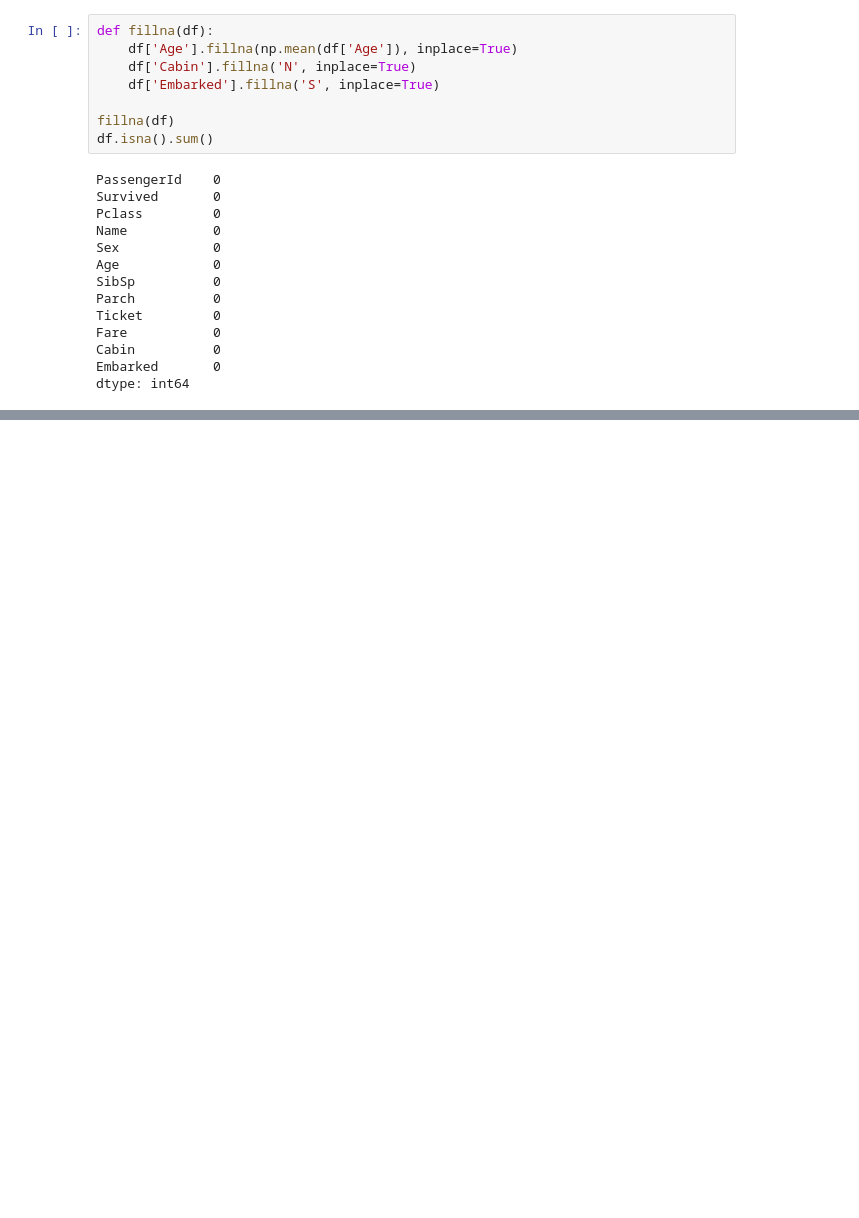
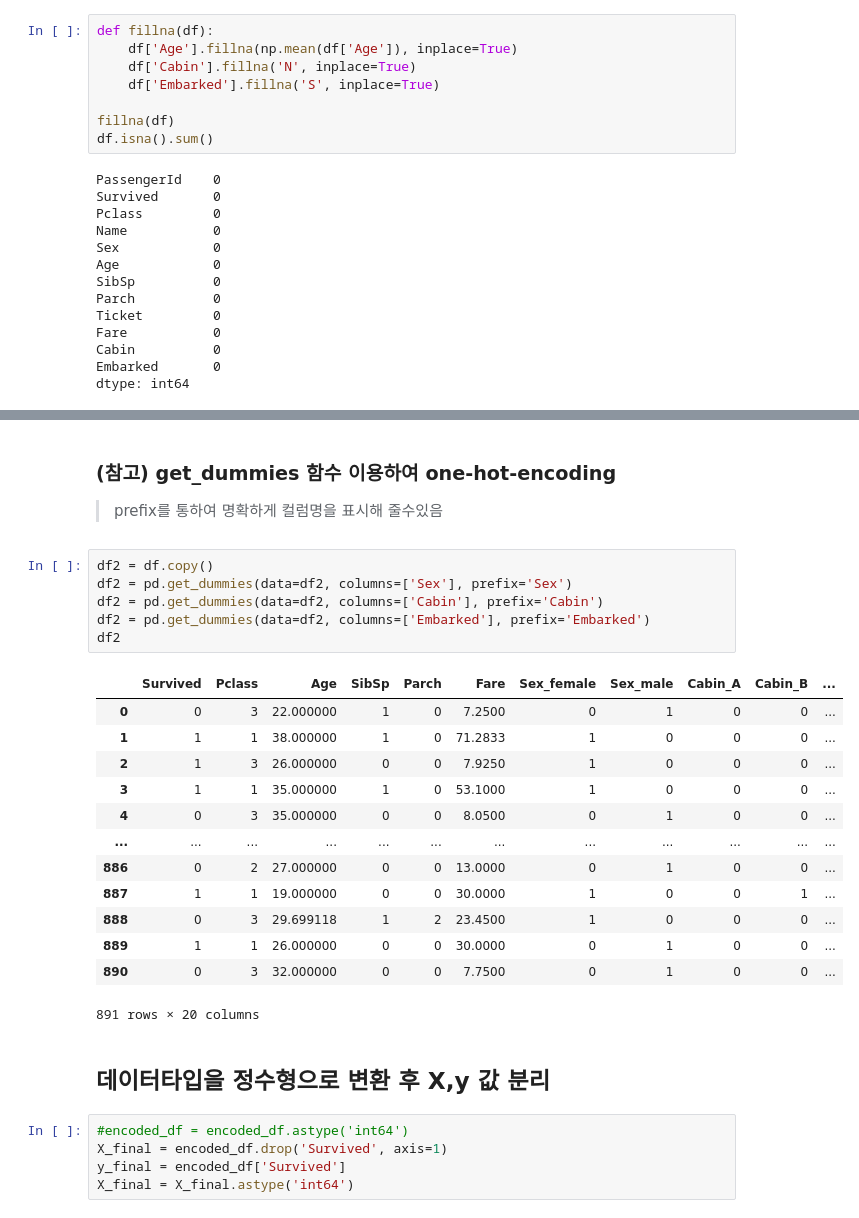
Before and after one commit to ksh960910/Data-analysis-machine-learning, a Jupyter notebook: titanic 생존자 예측.ipynb, the cells around one changed output, grey strips where cells are left out. Drawn from its saved outputs; the diff is of its cells as text; blank space fills up the shorter version.

```diff
--- a/titanic 생존자 예측.ipynb
+++ b/titanic 생존자 예측.ipynb
@@ -91,0 +142,30 @@ dtype: int64
+# %% [markdown]
+### (참고) get_dummies 함수 이용하여 one-hot-encoding
+> prefix를 통하여 명확하게 컬럼명을 표시해 줄수있음
+# %%
+df2 = df.copy()
+df2 = pd.get_dummies(data=df2, columns=['Sex'], prefix='Sex')
+df2 = pd.get_dummies(data=df2, columns=['Cabin'], prefix='Cabin')
+df2 = pd.get_dummies(data=df2, columns=['Embarked'], prefix='Embarked')
+df2
+# %% [output]
+|  | Survived | Pclass | Age | SibSp | Parch | Fare | Sex_female | Sex_male | Cabin_A | Cabin_B | ... |
+| 0 | 0 | 3 | 22.000000 | 1 | 0 | 7.2500 | 0 | 1 | 0 | 0 | ... |
+| 1 | 1 | 1 | 38.000000 | 1 | 0 | 71.2833 | 1 | 0 | 0 | 0 | ... |
+| 2 | 1 | 3 | 26.000000 | 0 | 0 | 7.9250 | 1 | 0 | 0 | 0 | ... |
+| 3 | 1 | 1 | 35.000000 | 1 | 0 | 53.1000 | 1 | 0 | 0 | 0 | ... |
+| 4 | 0 | 3 | 35.000000 | 0 | 0 | 8.0500 | 0 | 1 | 0 | 0 | ... |
+| ... | ... | ... | ... | ... | ... | ... | ... | ... | ... | ... | ... |
+| 886 | 0 | 2 | 27.000000 | 0 | 0 | 13.0000 | 0 | 1 | 0 | 0 | ... |
+| 887 | 1 | 1 | 19.000000 | 0 | 0 | 30.0000 | 1 | 0 | 0 | 1 | ... |
+| 888 | 0 | 3 | 29.699118 | 1 | 2 | 23.4500 | 1 | 0 | 0 | 0 | ... |
+| 889 | 1 | 1 | 26.000000 | 0 | 0 | 30.0000 | 0 | 1 | 0 | 0 | ... |
+| 890 | 0 | 3 | 32.000000 | 0 | 0 | 7.7500 | 0 | 1 | 0 | 0 | ... |
+891 rows × 20 columns
+# %% [markdown]
+## 데이터타입을 정수형으로 변환 후 X,y 값 분리
+# %%
+#encoded_df = encoded_df.astype('int64')
+X_final = encoded_df.drop('Survived', axis=1)
+y_final = encoded_df['Survived']
+X_final = X_final.astype('int64')
```
Also changed, not shown: parts of 15 cells of this notebook.
